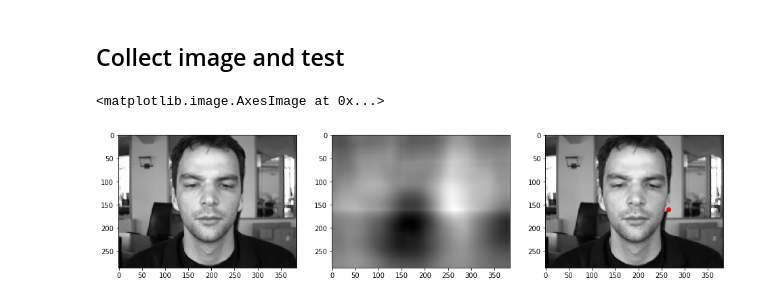
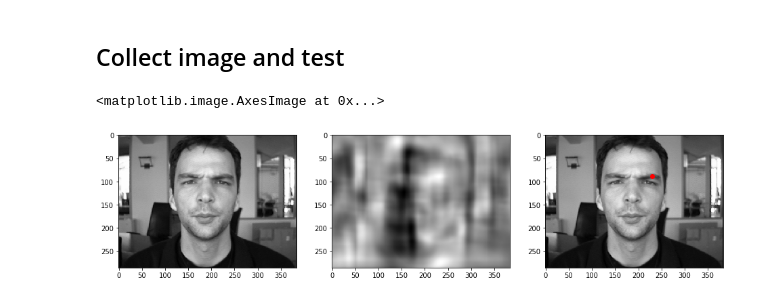
Before and after one commit to pierreglaser/templatematching-mva, a Jupyter notebook: notebooks/train.ipynb, the cells around one changed output. Saved outputs shown, nothing was run; the diff lists cells and outputs as text; code cells hidden in the pictures.

```diff
--- a/notebooks/train.ipynb
+++ b/notebooks/train.ipynb
@@ -19,7 +19,7 @@ positive_patches = os.listdir('../patches/positive/left/')
 
 n_patches = 1000
 
-patches = np.zeros((n_patches , 51, 251))
+patches = np.zeros((n_patches , 101, 101))
 
 patch = read_patch(0, pos_neg='positive')
 
@@ -45,14 +46,15 @@ plt.imshow(avg.template, cmap='gray')
 ## Collect image and test
 # %%
 fig, (ax1, ax2, ax3) = plt.subplots(nrows=1, ncols=3, figsize=(16, 8))
-image = read_pgm(0)
+image = read_pgm(1)
 
 image = (image - np.mean(image)) / np.std(image)
+
 
 conv, (x, y) = avg.predict_im(image, ax3)
 
 ax1.imshow(image, cmap='gray')
 ax2.imshow(conv, cmap='gray')
 # %% [output]
 <matplotlib.image.AxesImage at 0x...>
-[figure, old version]
+[figure, new version]
```
Also changed, not shown: parts of 11 cells of this notebook.
